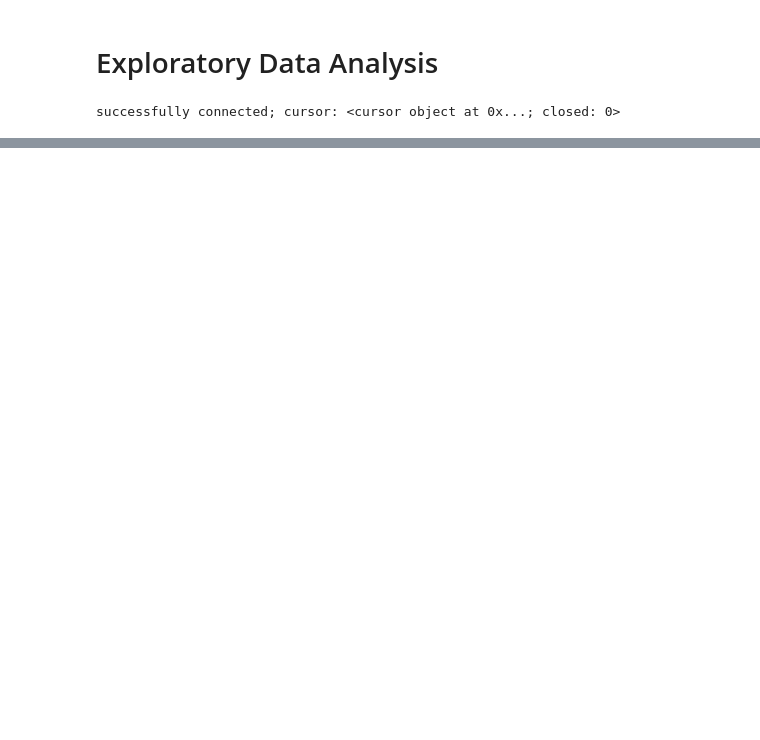
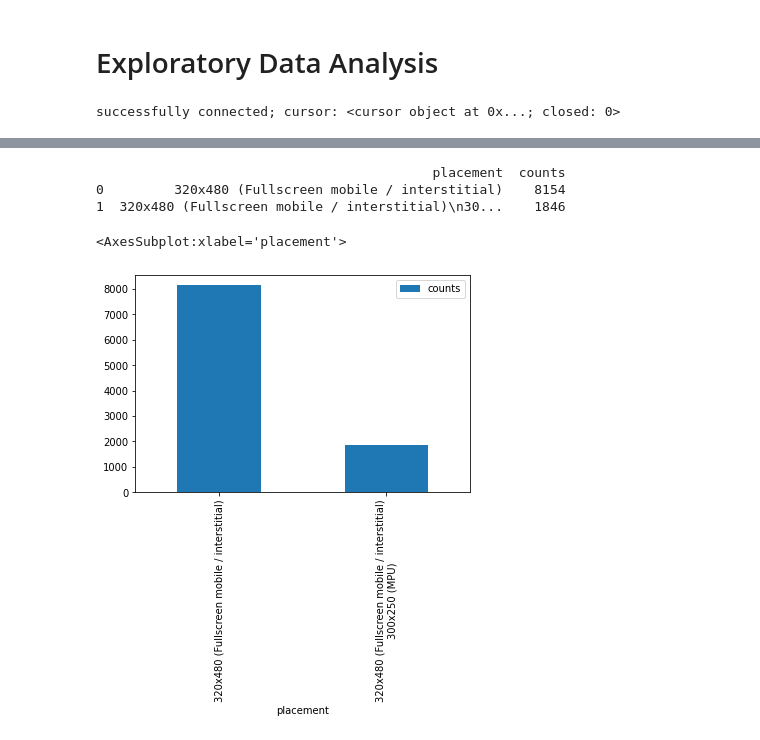
Before and after one commit to benbel376/end-to-end-ad-unit-data-MLOps-project, a Jupyter notebook: notebooks/EDA.ipynb, the cells around one changed output, grey strips where cells are left out. Saved outputs shown, nothing was run; the diff lists cells and outputs as text; code cells hidden in the pictures; blank space fills up the shorter version.

```diff
--- a/notebooks/EDA.ipynb
+++ b/notebooks/EDA.ipynb
@@ -178,0 +112,10 @@ ValueError: not enough values to unpack (expected 6, got 3)
+# %%
+# browser distribution
+print(place_agr1)
+place_agr1.plot.bar(x="placement")
+# %% [output]
+                                           placement  counts
+0         320x480 (Fullscreen mobile / interstitial)    8154
+1  320x480 (Fullscreen mobile / interstitial)\n30...    1846
+<AxesSubplot:xlabel='placement'>
+[figure, added]
```
Also changed, not shown: parts of 24 cells of this notebook, 14 other files.
